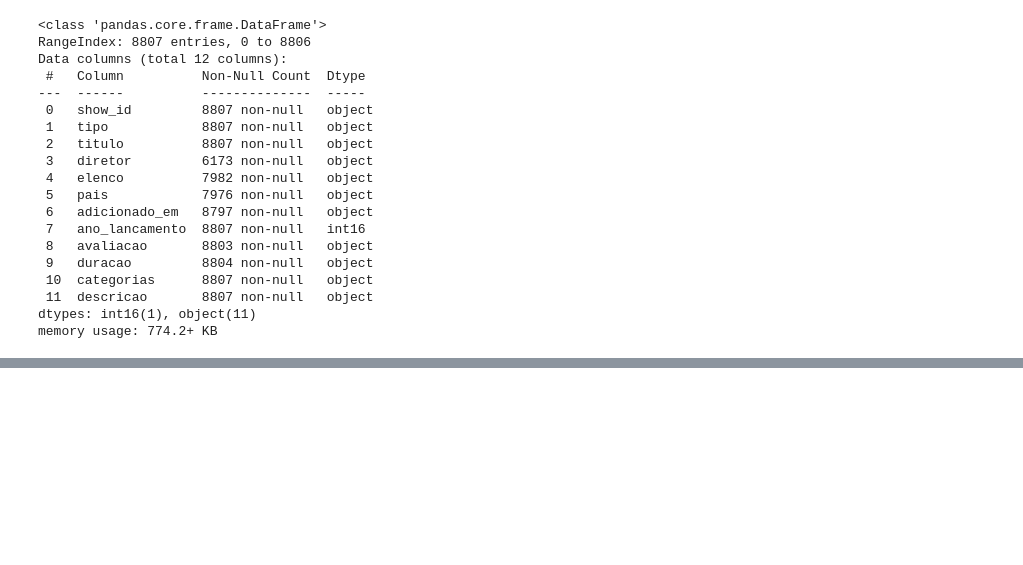
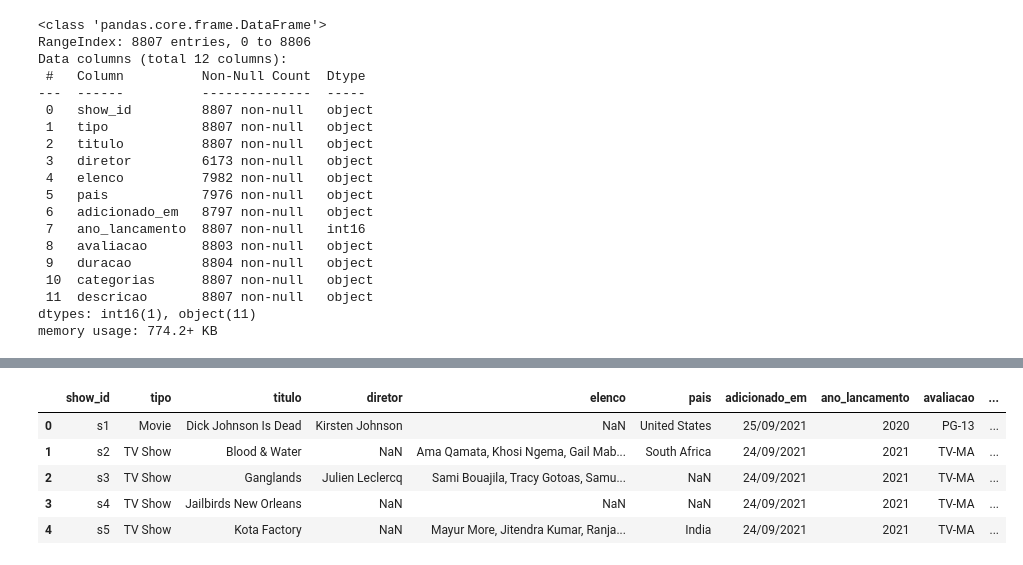
Before and after one commit to GuilhermeKotchergenko/santandercoders_bigdata1_project, a Jupyter notebook: netflix.ipynb, the cells around one changed output, grey strips where cells are left out. Cells and saved outputs as stored; diff of their text form; code cells hidden in the pictures; blank space fills up the shorter version.

```diff
--- a/netflix.ipynb
+++ b/netflix.ipynb
@@ -141,6 +141,6 @@ memory usage: 774.2+ KB
 
 import calendar
 
-meses = dict((month, index) for index, month in enumerate(calendar.month_name) if month)
+%time meses = dict((month, str(index)) for index, month in enumerate(calendar.month_name) if month)
 meses
 # %% [output]
@@ -159,3 +161,5 @@ meses
 # %%
-netflix['adicionado_em'] = netflix['adicionado_em'].str.replace(', ', '/')
-netflix['adicionado_em'] = netflix['adicionado_em'].str.replace(' ', '/')
+# modificando o texto para achar um padrão para o split
+%time netflix['adicionado_em'] = netflix.adicionado_em.str.strip()
+%time netflix['adicionado_em'] = netflix['adicionado_em'].str.replace(', ', '/')
+%time netflix['adicionado_em'] = netflix['adicionado_em'].str.replace(' ', '/')
@@ -162,5 +173,7 @@ netflix['adicionado_em'] = netflix['adicionado_em'].str.replace(' ', '/')
 # %%
-data = netflix['adicionado_em'].str.split('/', n = 2, expand = True)
-mes = data[0]
-dia = data[1]
-ano = data[2]
+# separação do valor adicionado_em em dia, mês e ano
+
+%time data = netflix['adicionado_em'].str.split('/', n = 2, expand = True)
+%time mes = data[0]
+%time dia = data[1]
+%time ano = data[2]
@@ -167,2 +188,0 @@ ano = data[2]
-# %%
-mes.replace(meses, inplace=True)
@@ -185,0 +246,5 @@ Name: 0, Length: 8807, dtype: object
+# %%
+# modifica a coluna adicionado_em para valores com datas no formato dd/mm/yyyy.
+%time netflix['adicionado_em'] = data
+netflix.head(5)
+# %% [output]
@@ -185,0 +253,6 @@ Name: 0, Length: 8807, dtype: object
+|  | show_id | tipo | titulo | diretor | elenco | pais | adicionado_em | ano_lancamento | avaliacao | ... |
+| 0 | s1 | Movie | Dick Johnson Is Dead | Kirsten Johnson | NaN | United States | 25/09/2021 | 2020 | PG-13 | ... |
+| 1 | s2 | TV Show | Blood & Water | NaN | Ama Qamata, Khosi Ngema, Gail Mab... | South Africa | 24/09/2021 | 2021 | TV-MA | ... |
+| 2 | s3 | TV Show | Ganglands | Julien Leclercq | Sami Bouajila, Tracy Gotoas, Samu... | NaN | 24/09/2021 | 2021 | TV-MA | ... |
+| 3 | s4 | TV Show | Jailbirds New Orleans | NaN | NaN | NaN | 24/09/2021 | 2021 | TV-MA | ... |
+| 4 | s5 | TV Show | Kota Factory | NaN | Mayur More, Jitendra Kumar, Ranja... | India | 24/09/2021 | 2021 | TV-MA | ... |
```
Also changed, not shown: parts of 16 cells of this notebook.
